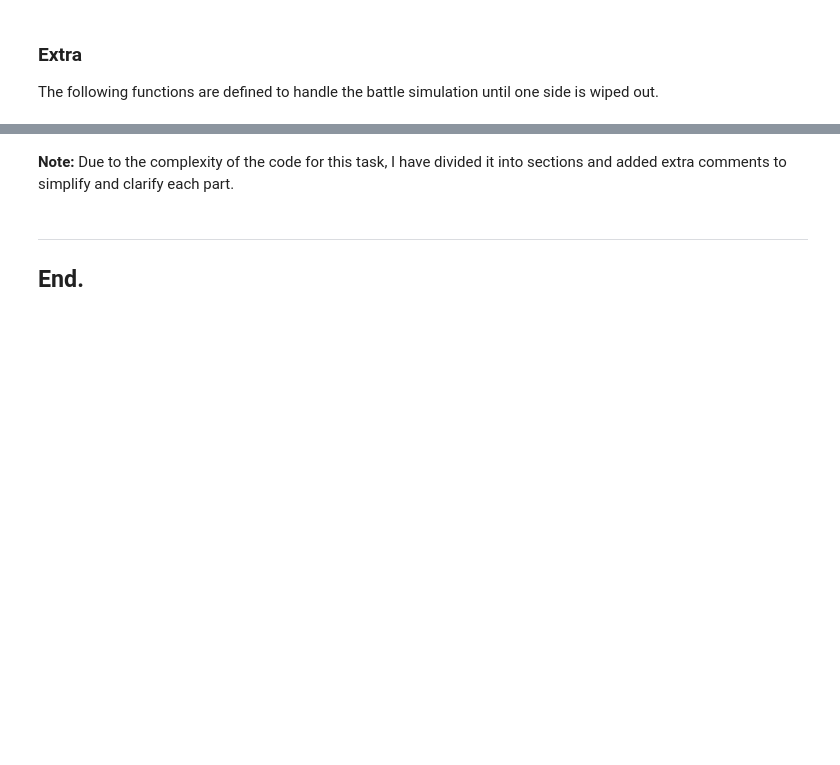
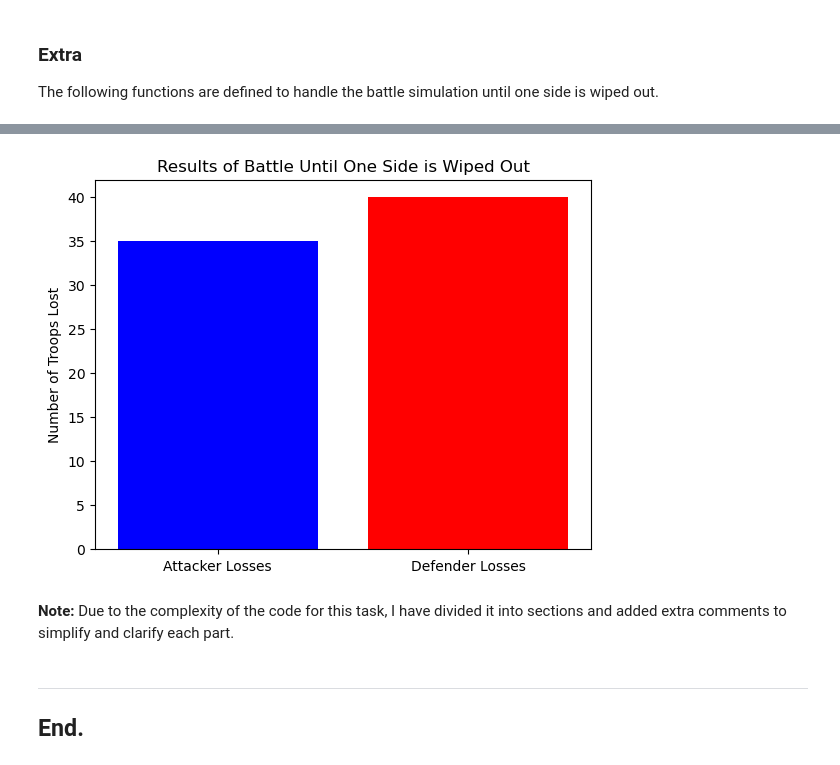
Before and after one commit to Galal-Abdelaziz/PFDA-assignments, a Jupyter notebook: assignment_5_risk.ipynb, the cells around one changed output, grey strips where cells are left out. Cells and saved outputs as stored; diff of their text form; code cells hidden in the pictures; blank space fills up the shorter version.

```diff
--- a/assignment_5_risk.ipynb
+++ b/assignment_5_risk.ipynb
@@ -137,0 +143,63 @@ Total Defender Losses: 40
+# %%
+
+# Define the battle_round function
+def battle_round(attacker_troops, defender_troops):
+    """Simulate a single battle round between attackers and defenders."""
+    attacker_rolls = np.sort(roll_dice(min(3, attacker_troops)))[::-1]
+    defender_rolls = np.sort(roll_dice(min(2, defender_troops)))[::-1]
+
+    attacker_losses = 0
+    defender_losses = 0
+
+    # Compare the highest dice
+    if attacker_rolls.size > 0 and defender_rolls.size > 0:
+        if attacker_rolls[0] <= defender_rolls[0]:
+            attacker_losses += 1
+        else:
+            defender_losses += 1
+
+    # Compare the second highest dice
+    if attacker_rolls.size > 1 and defender_rolls.size > 1:
+        if attacker_rolls[1] <= defender_rolls[1]:
+            attacker_losses += 1
+        else:
+            defender_losses += 1
+
+    return attacker_losses, defender_losses, attacker_rolls, defender_rolls
+
+# Define the simulate_until_wiped_out function
+def simulate_until_wiped_out(initial_attacker_troops, initial_defender_troops):
+    """Simulate battles until one side is wiped out."""
+    attacker_troops = initial_attacker_troops
+    defender_troops = initial_defender_troops
+
+    rounds = 0
+    attacker_losses_history = []
+    defender_losses_history = []
+
+    while attacker_troops > 0 and defender_troops > 0:
+        rounds += 1
+        attacker_losses, defender_losses, attacker_rolls, defender_rolls = battle_round(attacker_troops, defender_troops)
+        attacker_troops -= attacker_losses
+        defender_troops -= defender_losses
+
+        attacker_losses_history.append(attacker_losses)
+        defender_losses_history.append(defender_losses)
+
+        # Print each round's result with dice rolls
+        print(f"Round {rounds}: Attacker Roll: {attacker_rolls}, Defender Roll: {defender_rolls}, Attacker Losses: {attacker_losses}, Defender Losses: {defender_losses}")
+
+    return rounds, initial_attacker_troops - attacker_troops, initial_defender_troops - defender_troops
+
+# Run the until wiped out simulation
+initial_attacker_troops = 40
+initial_defender_troops = 40
+rounds, attacker_losses, defender_losses = simulate_until_wiped_out(initial_attacker_troops, initial_defender_troops)
+
+print(f"Total Rounds: {rounds}")
+print(f"Total Attacker Losses: {attacker_losses}")
+print(f"Total Defender Losses: {defender_losses}")
+
+# Plot the results
+plot_results(attacker_losses, defender_losses, 'Results of Battle Until One Side is Wiped Out')
+# %% [output]
@@ -138,3 +223,4 @@ Total Defender Losses: 40
+[figure, added]
 # %% [markdown]
 **Note:** Due to the complexity of the code for this task, I have divided it into sections and added extra comments to simplify and clarify each part.
 # %% [markdown]
```
Also changed, not shown: parts of 6 cells of this notebook.
